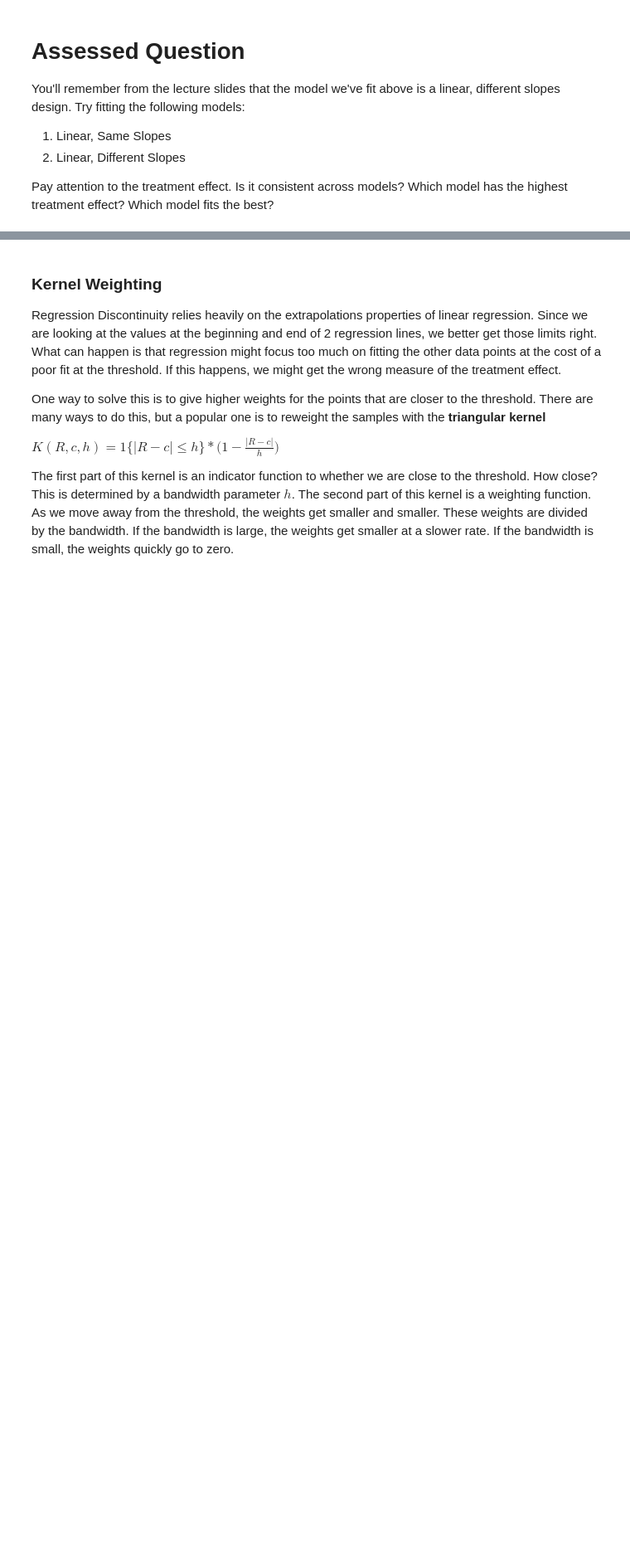
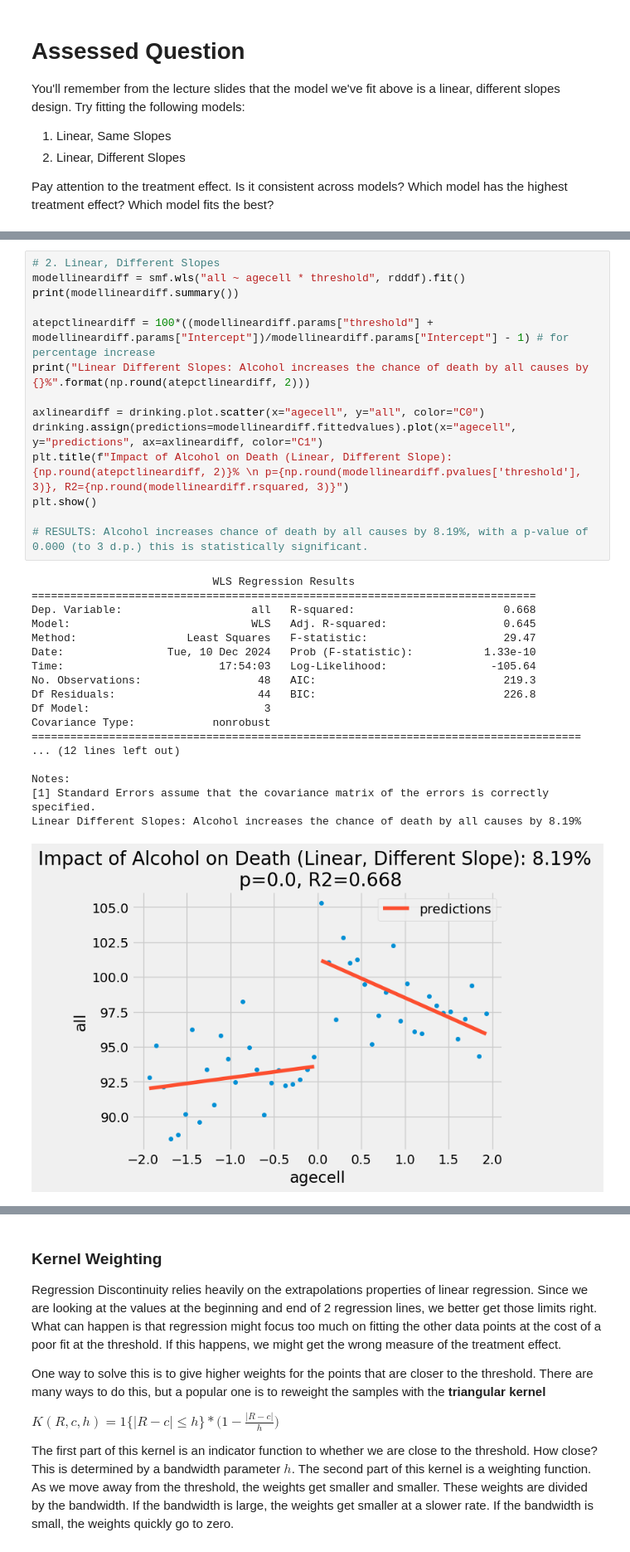
Before and after one commit to katiemarden123/QM2, a Jupyter notebook: notebooks/W09. Regression Discontinuity.ipynb, the cells around one changed output, grey strips where cells are left out. Shown at 83% size. Cells and saved outputs as stored; diff of their text form; blank space fills up the shorter version.

```diff
--- a/notebooks/W09. Regression Discontinuity.ipynb
+++ b/notebooks/W09. Regression Discontinuity.ipynb
@@ -239,0 +277,33 @@ Pay attention to the treatment effect. Is it consistent across models? Which mod
+# %%
+# 2. Linear, Different Slopes
+modellineardiff = smf.wls("all ~ agecell * threshold", rdddf).fit()
+print(modellineardiff.summary())
+
+atepctlineardiff = 100*((modellineardiff.params["threshold"] + modellineardiff.params["Intercept"])/modellineardiff.params["Intercept"] - 1) # for percentage increase
+print("Linear Different Slopes: Alcohol increases the chance of death by all causes by {}%".format(np.round(atepctlineardiff, 2)))
+
+axlineardiff = drinking.plot.scatter(x="agecell", y="all", color="C0")
+drinking.assign(predictions=modellineardiff.fittedvalues).plot(x="agecell", y="predictions", ax=axlineardiff, color="C1")
+plt.title(f"Impact of Alcohol on Death (Linear, Different Slope): {np.round(atepctlineardiff, 2)}% \n p={np.round(modellineardiff.pvalues['threshold'], 3)}, R2={np.round(modellineardiff.rsquared, 3)}")
+plt.show()
+
+# RESULTS: Alcohol increases chance of death by all causes by 8.19%, with a p-value of 0.000 (to 3 d.p.) this is statistically significant.
+# %% [output]
+                            WLS Regression Results
+==============================================================================
+Dep. Variable:                    all   R-squared:                       0.668
+Model:                            WLS   Adj. R-squared:                  0.645
+Method:                 Least Squares   F-statistic:                     29.47
+Date:                Tue, 10 Dec 2024   Prob (F-statistic):           1.33e-10
+Time:                        17:54:03   Log-Likelihood:                -105.64
+No. Observations:                  48   AIC:                             219.3
+Df Residuals:                      44   BIC:                             226.8
+Df Model:                           3
+Covariance Type:            nonrobust
+=====================================================================================
+... (12 lines left out)
+
+Notes:
+[1] Standard Errors assume that the covariance matrix of the errors is correctly specified.
+Linear Different Slopes: Alcohol increases the chance of death by all causes by 8.19%
+[figure, added]
```
Also changed, not shown: parts of 11 cells of this notebook.
